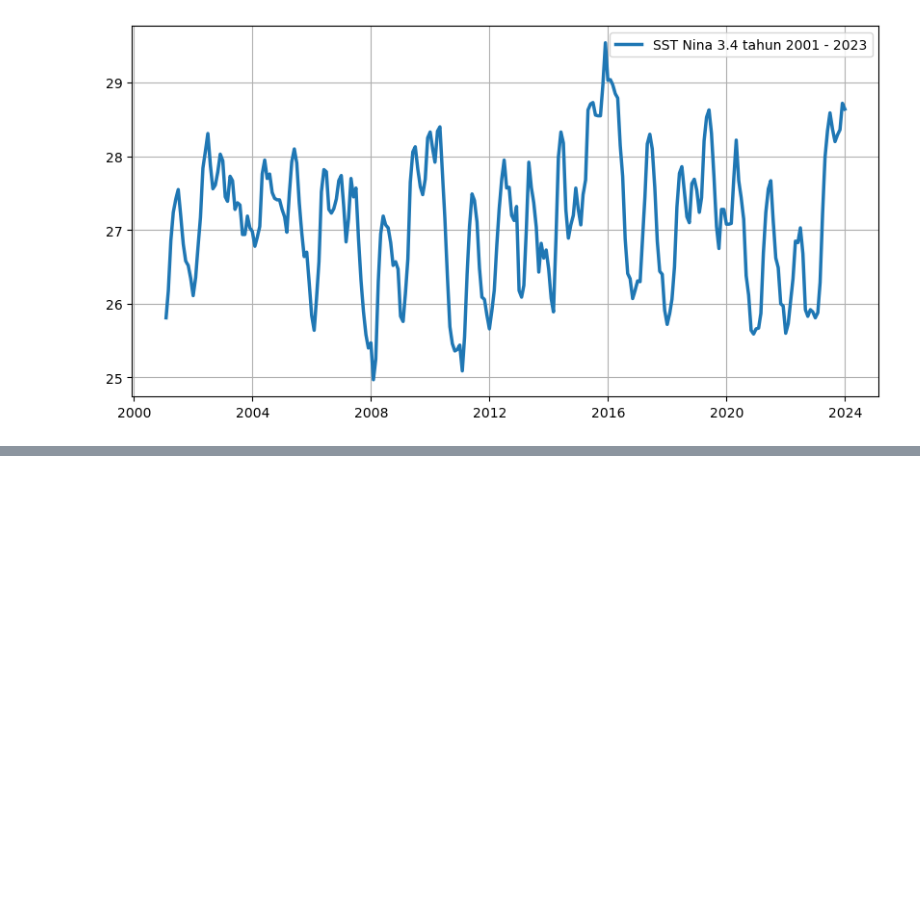
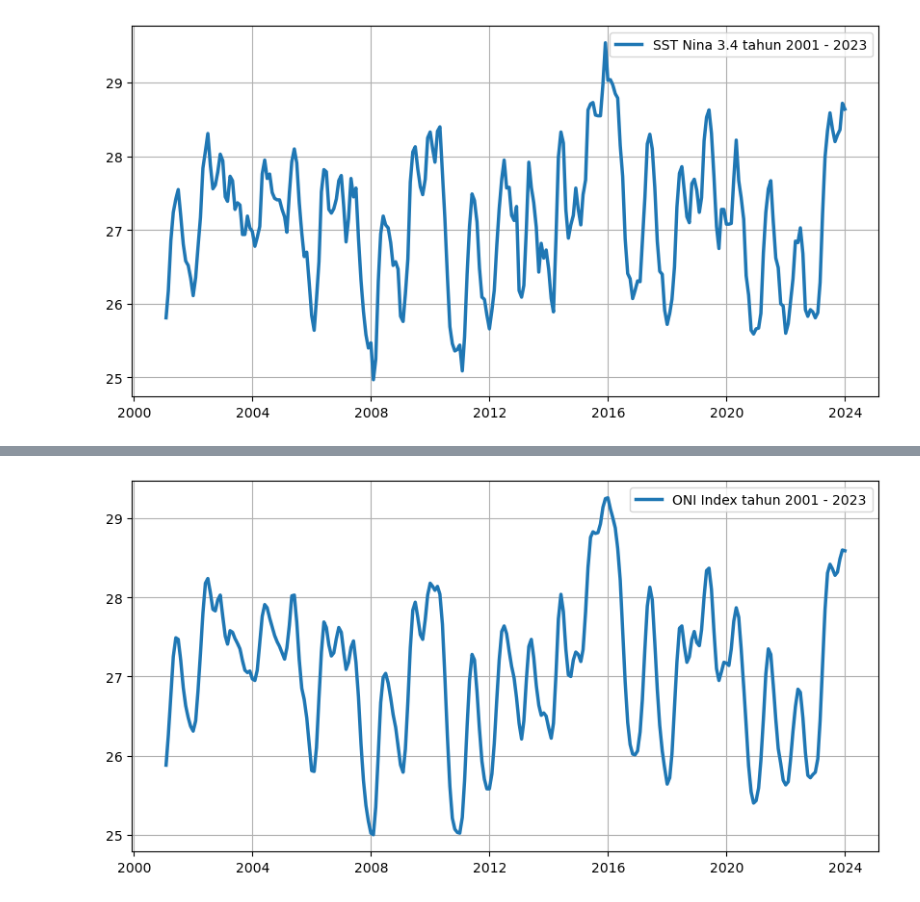
Before and after one commit to kusin/2024_BOPTN_Hopsot, a Jupyter notebook: source-code/akusisi_data.ipynb, the cells around one changed output, grey strips where cells are left out. Drawn from its saved outputs; the diff is of its cells as text; code cells hidden in the pictures; blank space fills up the shorter version.

```diff
--- a/source-code/akusisi_data.ipynb
+++ b/source-code/akusisi_data.ipynb
@@ -211,0 +220,4 @@ plot_time_series(sst["date"], sst["standard"], "SST Nina 3.4 tahun 2001 - 2023",
+# %%
+plot_time_series(oni["date"], oni["standard"], "ONI Index tahun 2001 - 2023", "")
+# %% [output]
+[figure, added]
```
Also changed, not shown: parts of 3 cells of this notebook, 3 other files.
